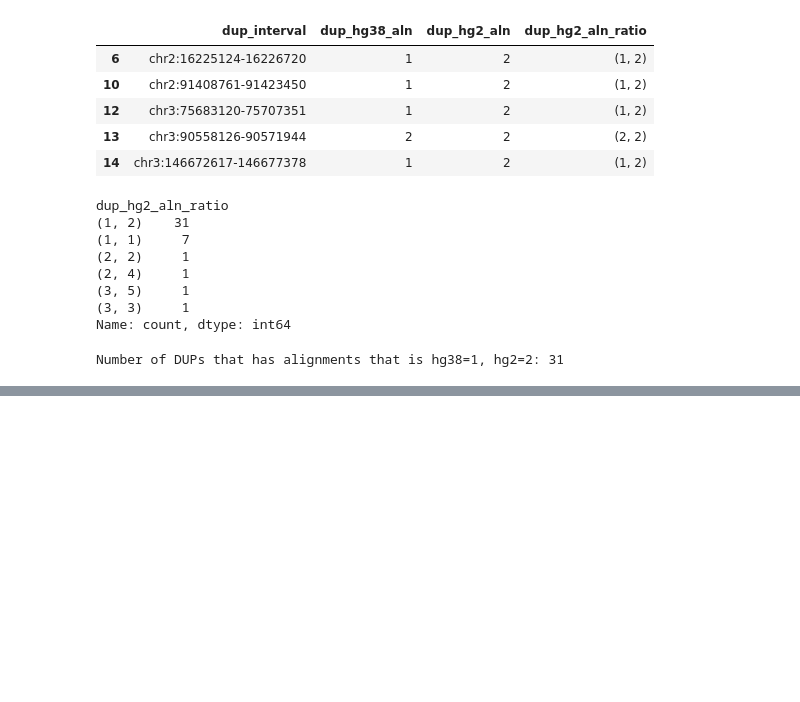
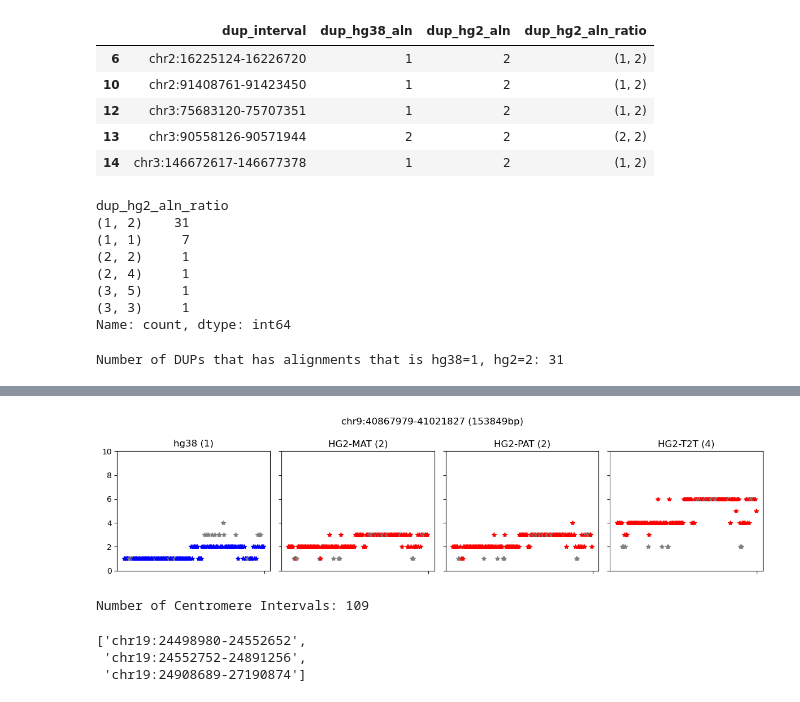
Before and after one commit to broadinstitute/T2T-ACE, a Jupyter notebook: notebooks/yg_dev_notebook.ipynb, the cells around one changed output, grey strips where cells are left out. Cells and saved outputs as stored; diff of their text form; code cells hidden in the pictures; blank space fills up the shorter version.

```diff
--- a/notebooks/yg_dev_notebook.ipynb
+++ b/notebooks/yg_dev_notebook.ipynb
@@ -526,0 +590,20 @@ axs[1].set_xticks('')
+# %%
+plot_single_bin_alignment(tp_dups[19])
+# %% [output]
+[figure, added]
+# %%
+# Process centromere intervals from USCS
+# And annotate the DUPs that overlap with centromere
+uscs_centromere_df = pd.read_csv("/Users/gaoyueya/Documents/GitHub/T2T-ACE/resources/centromeres.txt", sep='\t',header=None,names=['bin','chr','pos','end','name'])
+#uscs_centromere_df[uscs_centromere_df['chr']=='chr1']
+#len(uscs_centromere_df)
+uscs_centromere_list = [ip.create_interval(row['chr'],row['pos'],row['end']) for index, row in uscs_centromere_df.iterrows()]
+print('Number of Centromere Intervals:',len(uscs_centromere_list))
+# %% [output]
+Number of Centromere Intervals: 109
+# %%
+[i for i in uscs_centromere_list if 'chr19' in i]
+# %% [output]
+['chr19:24498980-24552652',
+ 'chr19:24552752-24891256',
+ 'chr19:24908689-27190874']
```
Also changed, not shown: parts of 38 cells of this notebook.
